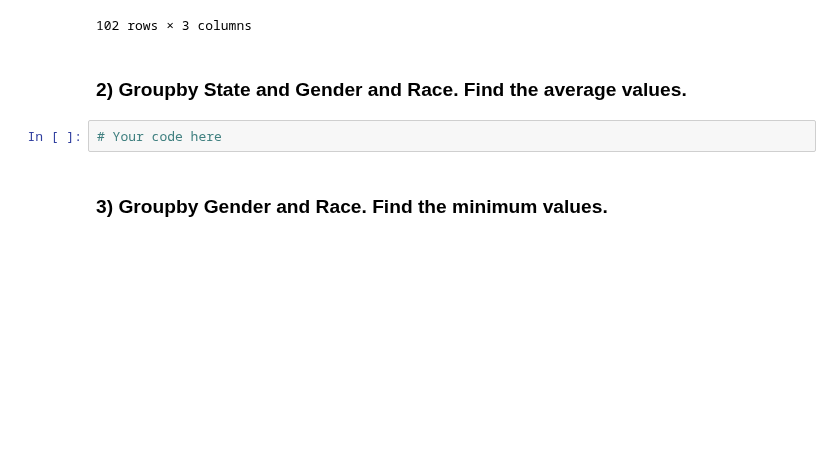
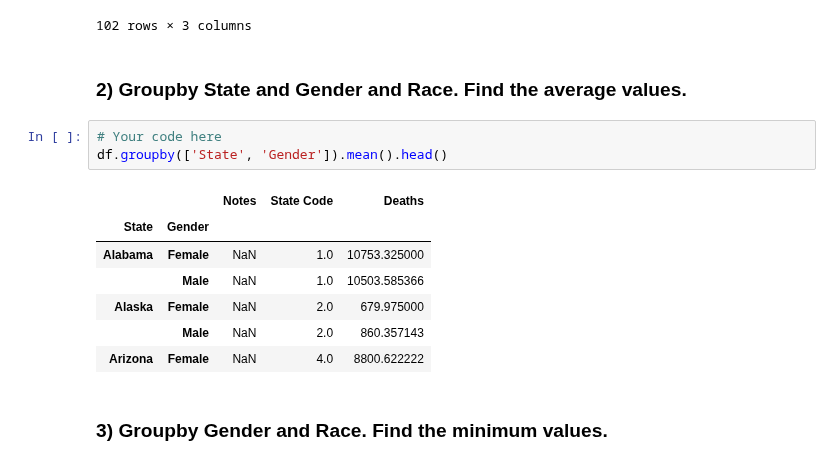
Before and after one commit to davidhaase/dsc-pivot-tables-pandas-lab-nyc-ds-career-042219, a Jupyter notebook: index.ipynb, the cells around one changed output. Drawn from its saved outputs; the diff is of its cells as text; blank space fills up the shorter version.

```diff
--- a/index.ipynb
+++ b/index.ipynb
@@ -81,6 +81,15 @@ df.groupby(['State', 'Gender']).sum()
 ### 2) Groupby State and Gender and Race. Find the average values.
 # %%
 # Your code here
+df.groupby(['State', 'Gender']).mean().head()
+# %% [output]
+|  |  | Notes | State Code | Deaths |
+| State | Gender |  |  |  |
+| Alabama | Female | NaN | 1.0 | 10753.325000 |
+|  | Male | NaN | 1.0 | 10503.585366 |
+| Alaska | Female | NaN | 2.0 | 679.975000 |
+|  | Male | NaN | 2.0 | 860.357143 |
+| Arizona | Female | NaN | 4.0 | 8800.622222 |
 # %% [markdown]
 ### 3) Groupby Gender and Race. Find the minimum values.
 # %%
```
